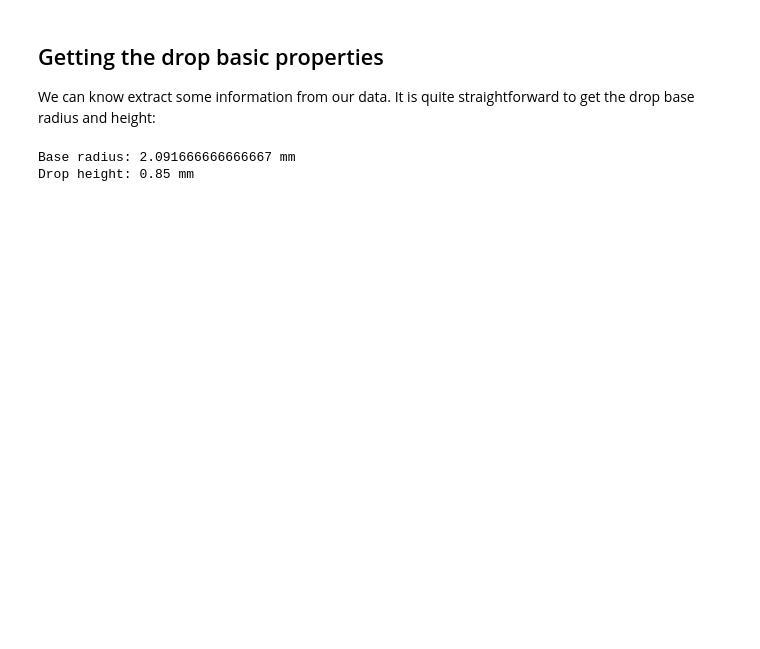
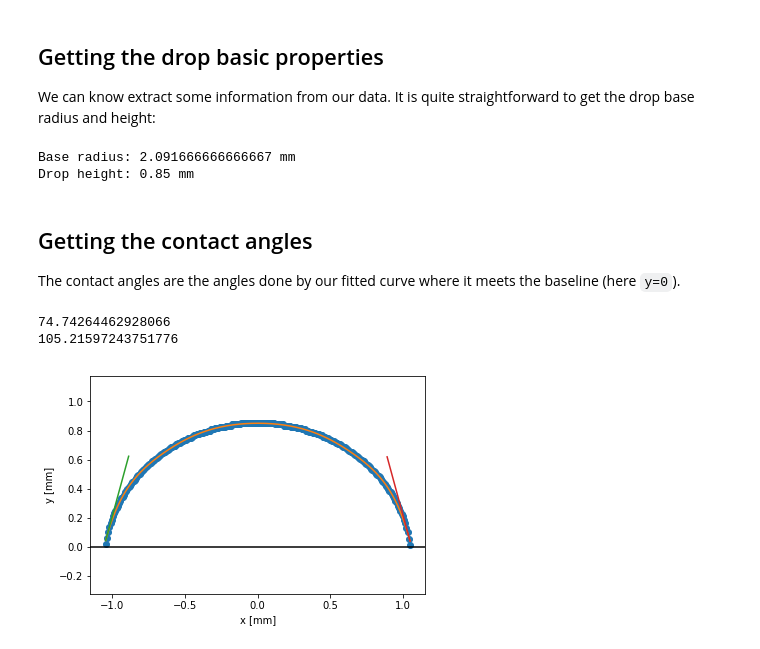
Before and after one commit to gabylaunay/Python-cookbook, a Jupyter notebook: src/notebooks/image-analysis.ipynb, the cells around one changed output. Drawn from its saved outputs; the diff is of its cells as text; code cells hidden in the pictures; blank space fills up the shorter version.

```diff
--- a/src/notebooks/image-analysis.ipynb
+++ b/src/notebooks/image-analysis.ipynb
@@ -236,7 +248,8 @@ xs = new_xs
 ys = new_ys
 # Find a fit
 import scipy.interpolate as spint
-edge_f = spint.UnivariateSpline(xs, ys, k=5, s=0.001)
+edge_f = spint.UnivariateSpline(xs, ys, k=5, s=0.005)
+
 # Display the fit
 plt.figure()
 plt.plot(xs, ys, marker='o', ls='none')
@@ -262,3 +284,43 @@ print("Drop height: {} mm".format(height))
 # %% [output]
 Base radius: 2.091666666666667 mm
 Drop height: 0.85 mm
+# %% [markdown]
+## Getting the contact angles
+
+The contact angles are the angles done by our fitted curve where it meets the baseline (here `y=0`).
+# %%
+left_x = np.min(xs)
+right_x = np.max(xs)
+dx = (right_x - left_x)/100
+
+# Left angle
+import scipy.misc as spmisc
+deriv = spmisc.derivative(edge_f, left_x, dx=dx)
+theta_left =  np.arctan(deriv)
+
+# Right angle
+deriv = spmisc.derivative(edge_f, right_x, dx=dx)
+theta_right = np.pi + np.arctan(deriv)
+
+# Print
+print(theta_left/np.pi*180)
+print(theta_right/np.pi*180)
+
+# Display the fit
+plt.figure()
+plt.plot(xs, ys, marker='o', ls='none')
+plt.plot(xs, edge_f(xs))
+plt.axhline(0, color='k')
+angle_len = .6
+plt.plot([left_x, left_x + angle_len*np.cos(theta_left)],
+         [edge_f(left_x), edge_f(left_x) + angle_len*np.sin(theta_left)])
+plt.plot([right_x, right_x + angle_len*np.cos(theta_right)],
+         [edge_f(right_x), edge_f(right_x) + angle_len*np.sin(theta_right)])
+plt.xlabel('x [mm]')
+plt.ylabel('y [mm]')
+plt.axis('equal')
+plt.show()
+# %% [output]
+74.74264462928066
+105.21597243751776
+[figure, added]
```
Also changed, not shown: parts of 26 cells of this notebook, 1 other file.
